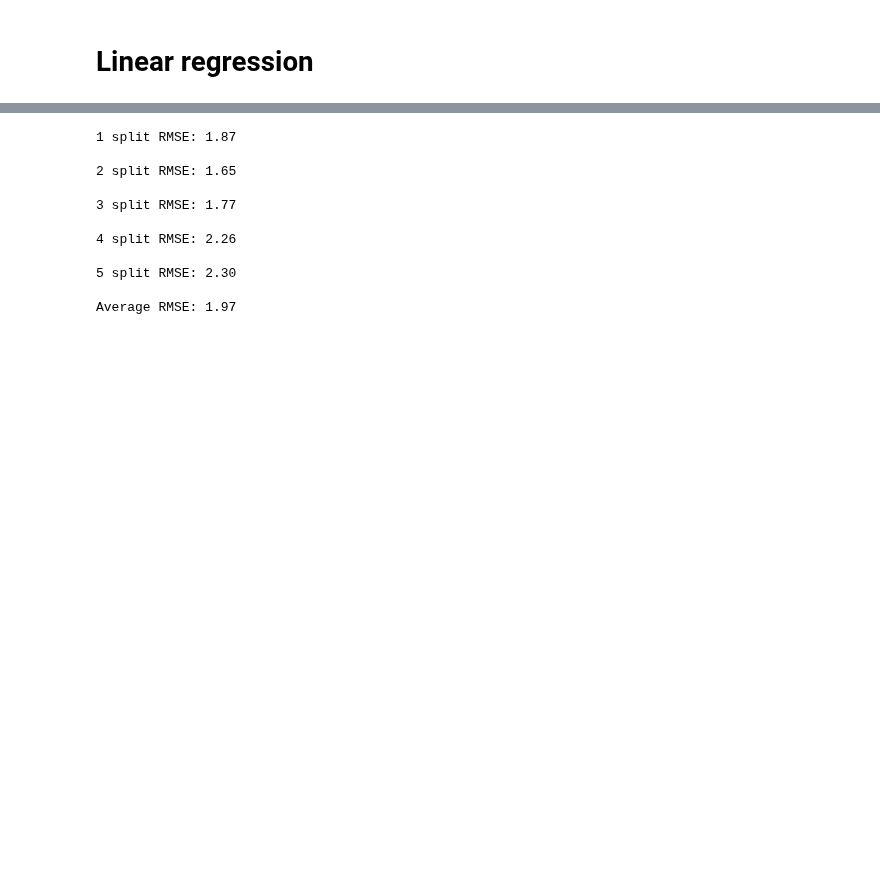
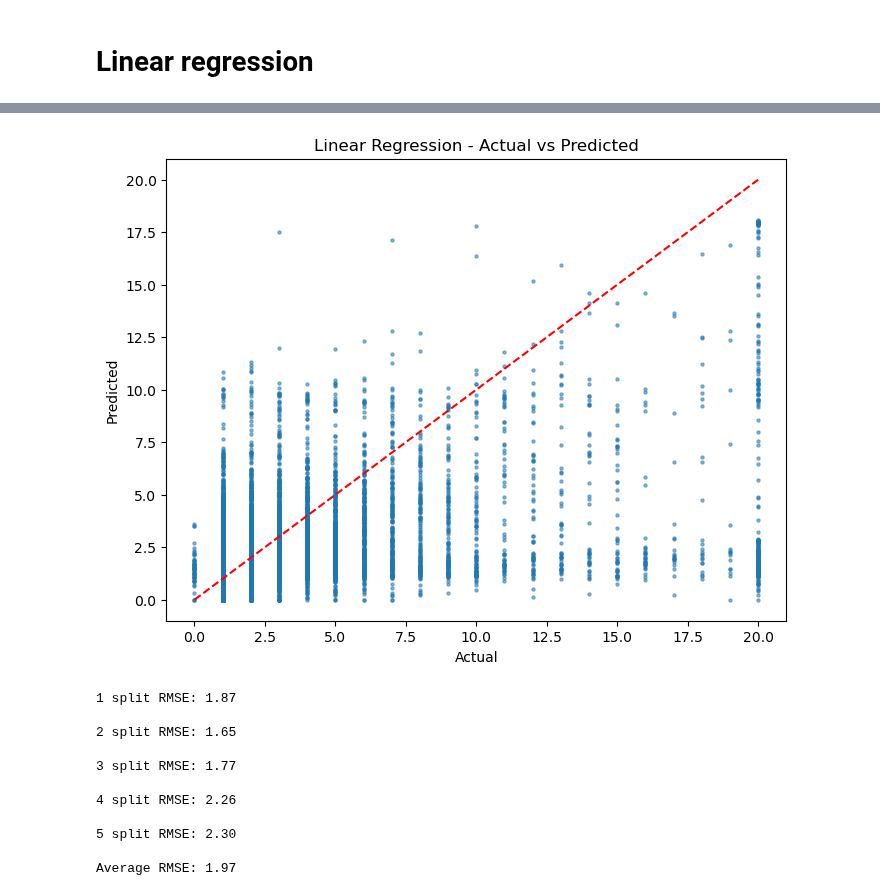
Before and after one commit to Alexennk/ml-ds-practice, a Jupyter notebook: notebooks/baseline_modeling.ipynb, the cells around one changed output, grey strips where cells are left out. Drawn from its saved outputs; the diff is of its cells as text; code cells hidden in the pictures; blank space fills up the shorter version.

```diff
--- a/notebooks/baseline_modeling.ipynb
+++ b/notebooks/baseline_modeling.ipynb
@@ -155,6 +191,7 @@ def train_linear_regression(X, y, regularization=None, alpha=0.1, scaler=Standar
         model.fit(X_train, y_train)
 
         y_pred = model.predict(X_test)
+        y_pred = y_pred.clip(0, 20)
         score = np.sqrt(mean_squared_error(y_test, y_pred))
         scores.append(score)
 
@@ -186,3 +223,9 @@ Average RMSE: 1.86
+# %%
+y_pred = lr[0].predict(X_test_scaled)
+y_pred = y_pred.clip(0, 20)
+plot_actual_vs_predicted(y_test, y_pred, model_name="Linear Regression")
+# %% [output]
+[figure, added]
 # %%
 lasso = train_linear_regression(X, y, regularization='lasso', scaler=StandardScaler(), alpha=0.5, return_model=True)
 # %% [output]
```
Also changed, not shown: parts of 30 cells of this notebook, 1 other file.
